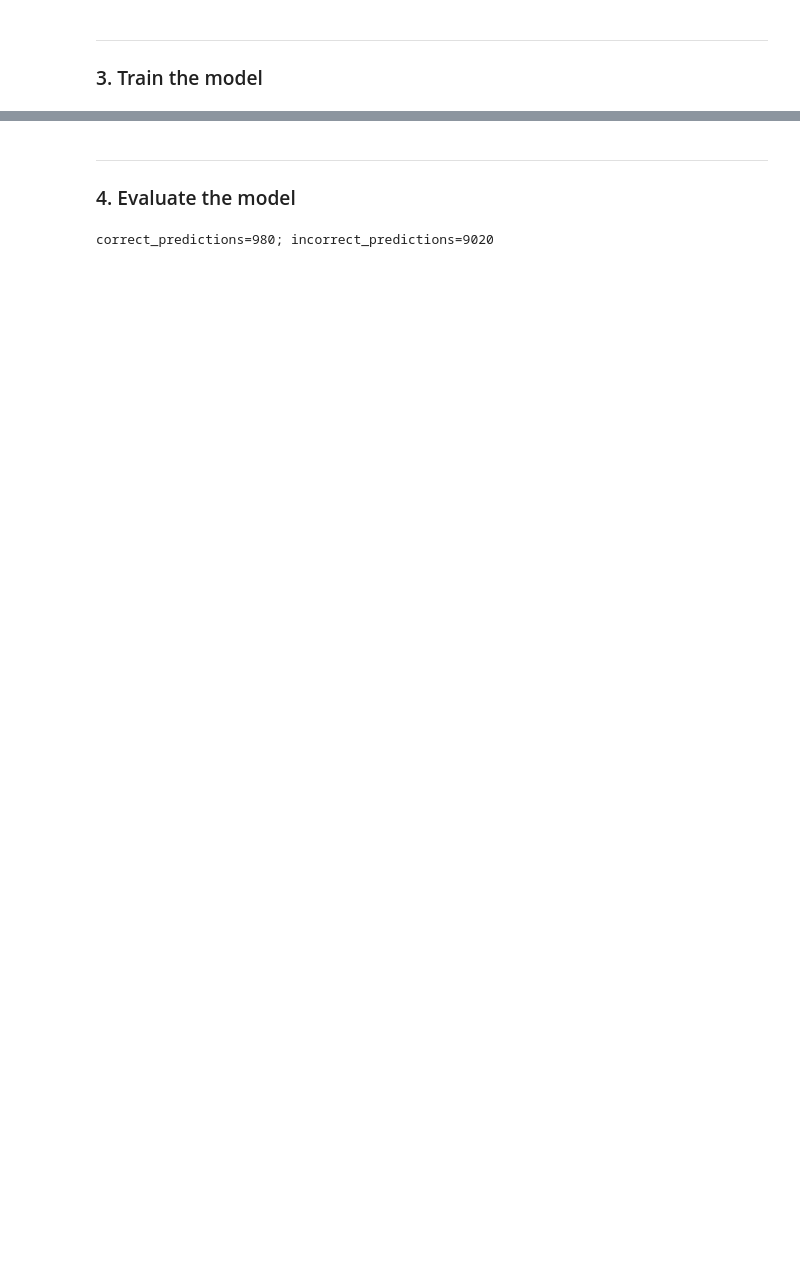
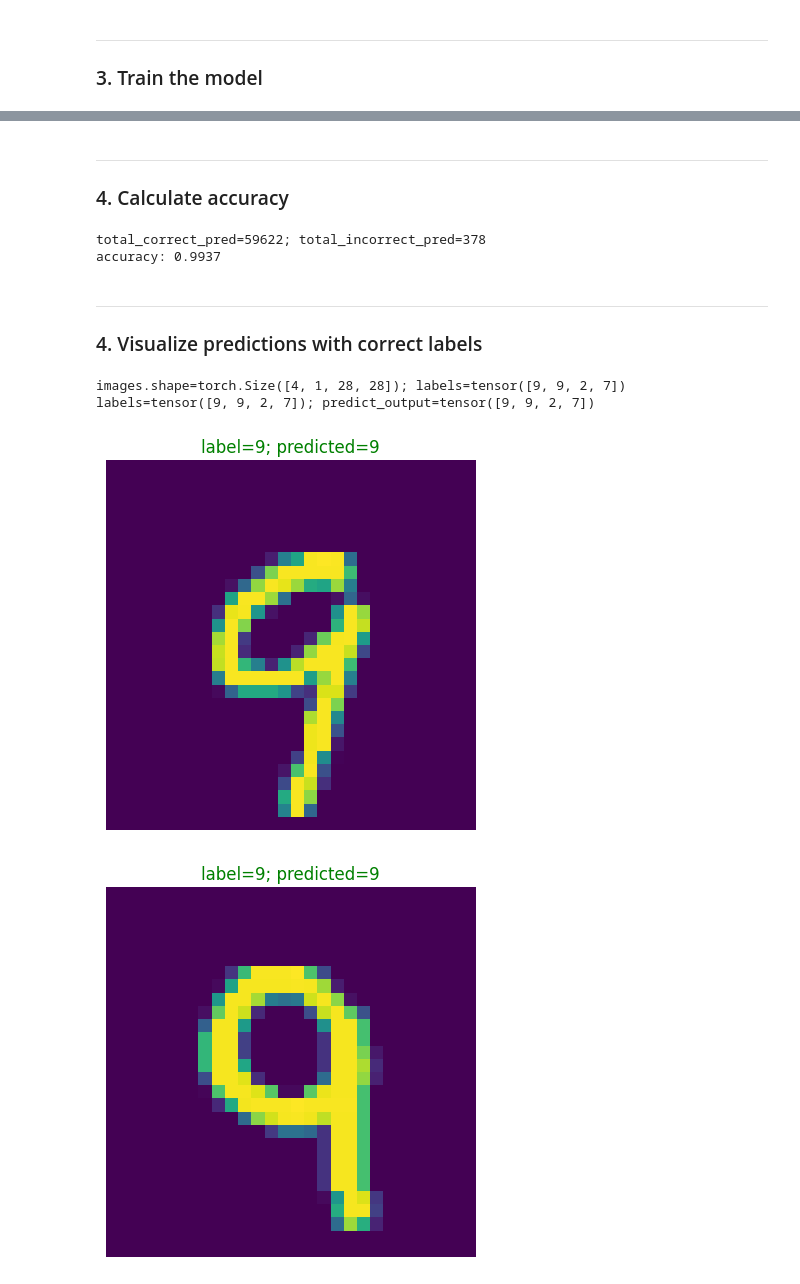
Before and after one commit to deependujha/Legendary-Conv-Nets, a Jupyter notebook: 01_LeNet-5/main.ipynb, the cells around one changed output, grey strips where cells are left out. Cells and saved outputs as stored; diff of their text form; code cells hidden in the pictures; blank space fills up the shorter version.

```diff
--- a/01_LeNet-5/main.ipynb
+++ b/01_LeNet-5/main.ipynb
@@ -129,22 +148,62 @@ KeyboardInterrupt:
-# %% [markdown]
----
-
-### 4. Evaluate the model
+# %% [markdown]
+---
+
+### 4. Calculate accuracy
 # %%
+total_correct_pred = 0
+total_incorrect_pred = 0
+
 model.eval()
-correct_predictions = 0
-incorrect_predictions = 0
-
 with torch.no_grad():
-    for idx, (test_x, test_label) in enumerate(validation_loader):
+    for idx, (test_x, test_label) in enumerate(training_loader):
         test_x = test_x.to(device)
         test_label = test_label.to(device)
         predict_y = model(test_x)
-        predict_y = torch.argmax(predict_y, dim=1)
+        predict_output = torch.argmax(predict_y, dim=1)
 
-        correct_predictions += torch.sum(predict_y == test_label).item()
-        incorrect_predictions += torch.sum(predict_y != test_label).item()
+        total_correct_pred += (predict_output == test_label).sum()
+        total_incorrect_pred += (predict_output != test_label).sum()
 
-print(f"{correct_predictions=}; {incorrect_predictions=}")
+total_correct_pred = total_correct_pred.item()
+total_incorrect_pred = total_incorrect_pred.item()
+accuracy = total_correct_pred/ (total_correct_pred+total_incorrect_pred)
+
+print(f"{total_correct_pred=}; {total_incorrect_pred=}")
+print(f"accuracy: {accuracy}")
 # %% [output]
-correct_predictions=980; incorrect_predictions=9020
+total_correct_pred=59622; total_incorrect_pred=378
+accuracy: 0.9937
+# %% [markdown]
+---
+
+### 4. Visualize predictions with correct labels
+# %%
+data_iter = iter(training_loader)
+images, labels = next(data_iter)
+print(f"{images.shape=}; {labels=}")
+
+# get the prediction
+model.eval()
+with torch.no_grad():
+    prediction = model(images.to(device))
+    predict_output = torch.argmax(prediction, dim=1)
+print(f"{labels=}; {predict_output=}")
+# %% [output]
+images.shape=torch.Size([4, 1, 28, 28]); labels=tensor([9, 9, 2, 7])
+labels=tensor([9, 9, 2, 7]); predict_output=tensor([9, 9, 2, 7])
+# %%
+def visualize_img(img_to_visualize, img_label, img_prediction):
+    color = "red"
+    if img_label == img_prediction:
+        color = "green"
+    plt.imshow(img_to_visualize.permute(1, 2, 0))
+    plt.title(f"label={img_label}; predicted={img_prediction}", color=color)
+    plt.axis("off")
+    plt.show()
+
+
+for i in range(4):
+    visualize_img(images[i], labels[i], predict_output[i])
+# %% [output]
+[figure, added]
+[figure, added]
```
Also changed, not shown: parts of 8 cells of this notebook, 2 other files.
